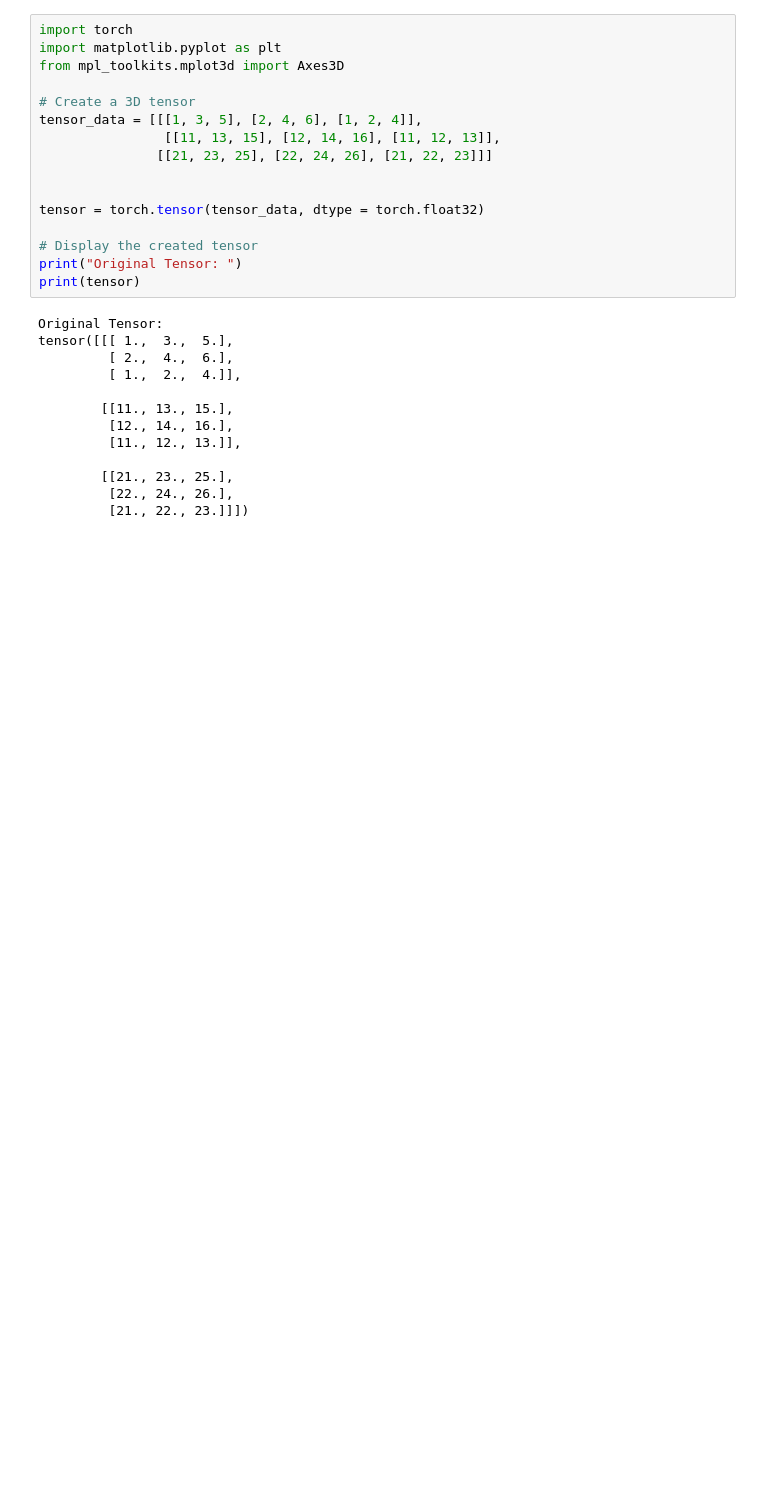
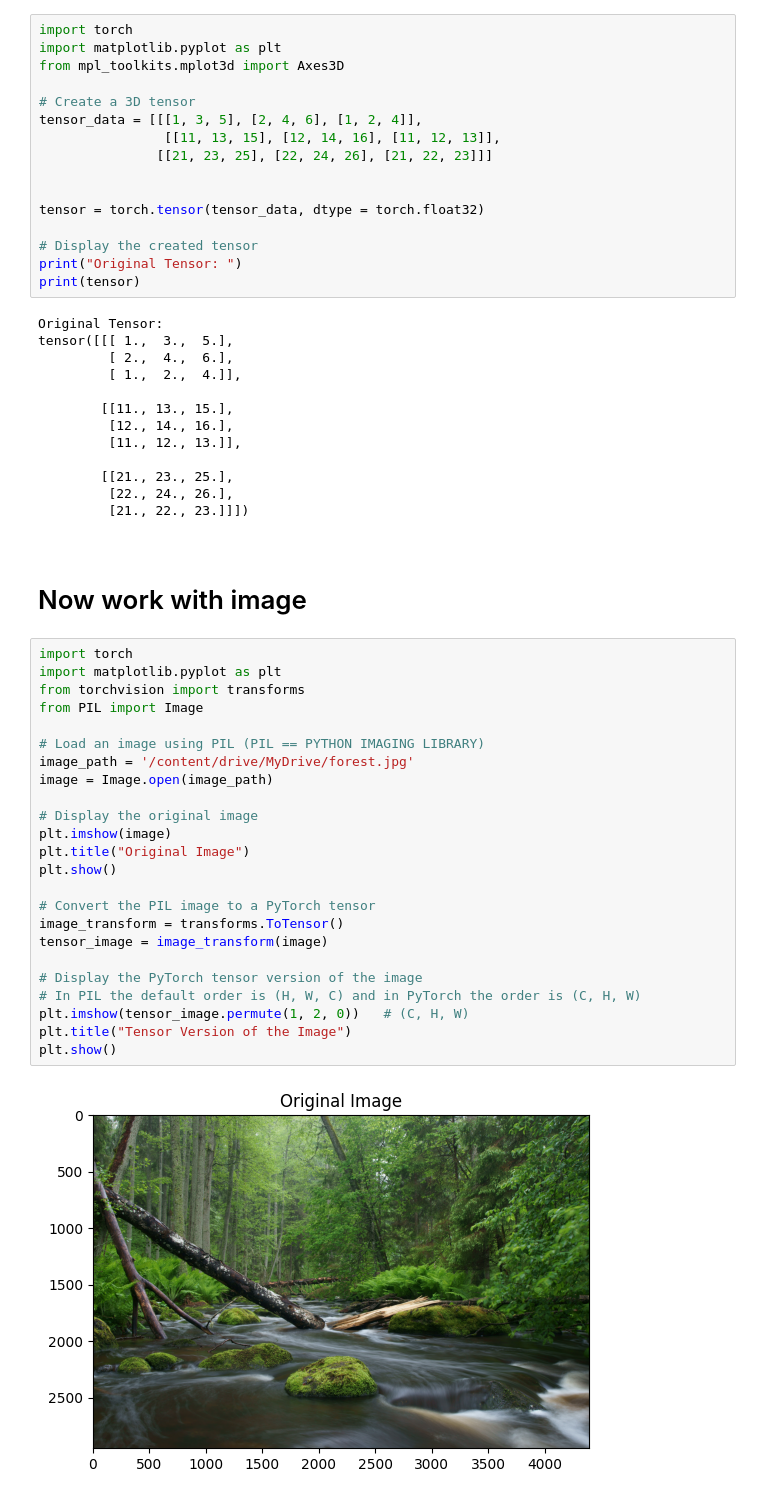
Before and after one commit to M-FoysalAhmed/PyTorch_Deep_Learning, a Jupyter notebook: PyTorch_deep_learning.ipynb, the cells around one changed output. Cells and saved outputs as stored; diff of their text form; blank space fills up the shorter version.

```diff
--- a/PyTorch_deep_learning.ipynb
+++ b/PyTorch_deep_learning.ipynb
@@ -100,3 +107,33 @@ tensor([[[ 1.,  3.,  5.],
         [[21., 23., 25.],
          [22., 24., 26.],
          [21., 22., 23.]]])
+# %% [markdown]
+<!-- break -->
+# %% [markdown]
+# Now work with image
+# %%
+import torch
+import matplotlib.pyplot as plt
+from torchvision import transforms
+from PIL import Image
+
+# Load an image using PIL (PIL == PYTHON IMAGING LIBRARY)
+image_path = '/content/drive/MyDrive/forest.jpg'
+image = Image.open(image_path)
+
+# Display the original image
+plt.imshow(image)
+plt.title("Original Image")
+plt.show()
+
+# Convert the PIL image to a PyTorch tensor
+image_transform = transforms.ToTensor()
+tensor_image = image_transform(image)
+
+# Display the PyTorch tensor version of the image
+# In PIL the default order is (H, W, C) and in PyTorch the order is (C, H, W)
+plt.imshow(tensor_image.permute(1, 2, 0))   # (C, H, W)
+plt.title("Tensor Version of the Image")
+plt.show()
+# %% [output]
+[figure, added]
```
Also changed, not shown: parts of 3 cells of this notebook.
